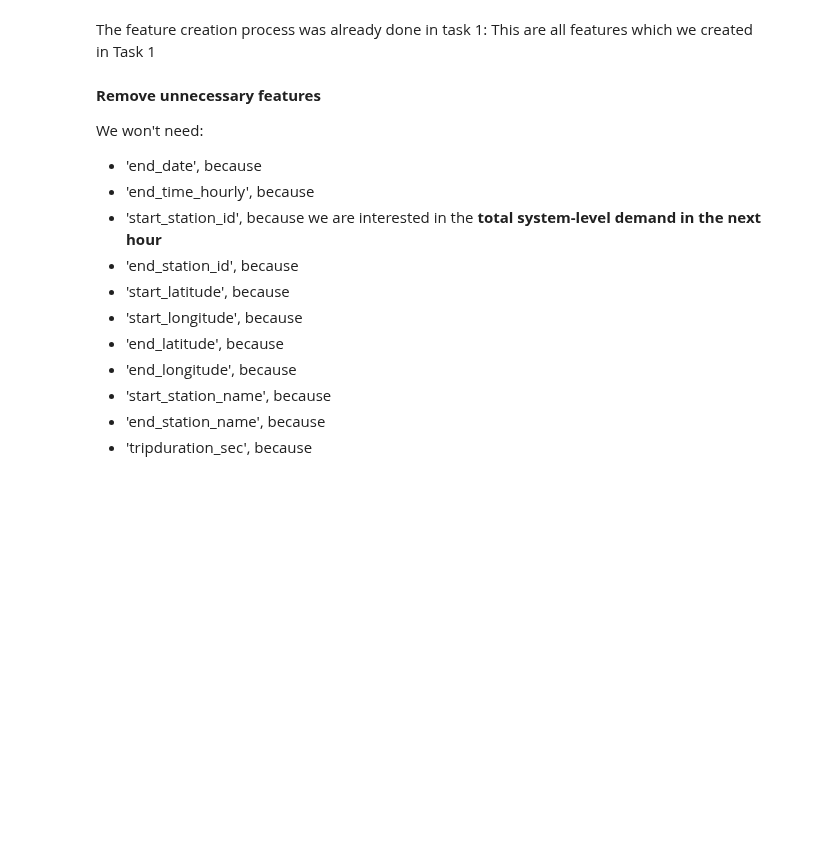
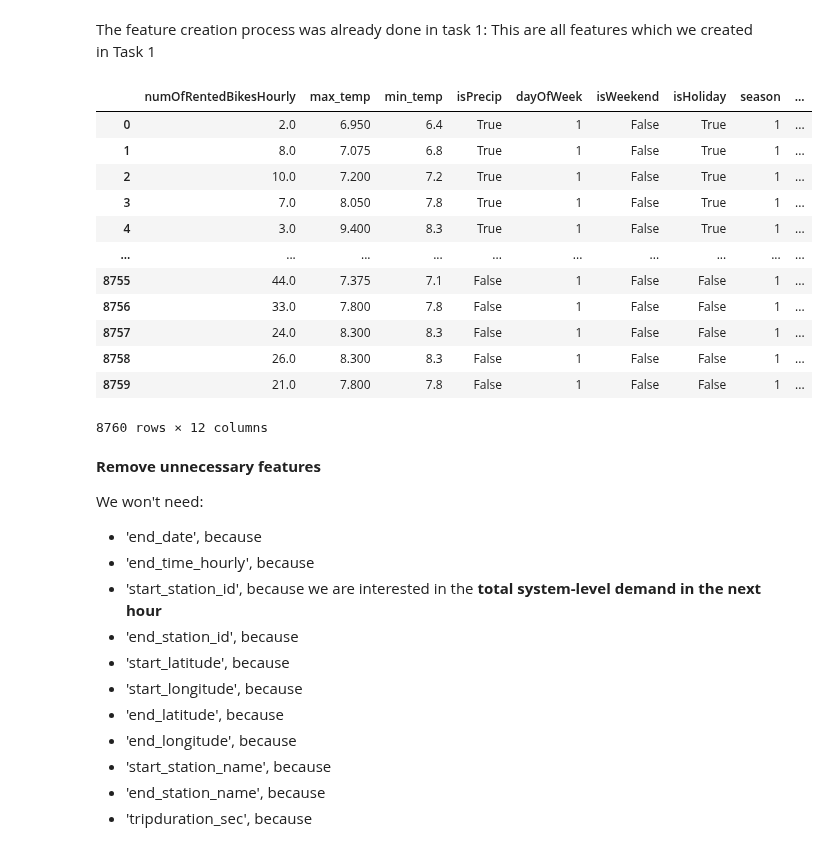
Before and after one commit to Hannah2800/AA_2022_PythonPandas, a Jupyter notebook: Task 4 - Predictive Analytics.ipynb, the cells around one changed output. Drawn from its saved outputs; the diff is of its cells as text; code cells hidden in the pictures; blank space fills up the shorter version.

```diff
--- a/Task 4 - Predictive Analytics.ipynb
+++ b/Task 4 - Predictive Analytics.ipynb
@@ -279,6 +279,29 @@ dfPhiladelphia
 dfPhiladelphia.fillna(0, inplace = True)
 # %% [markdown]
 The feature creation process was already done in task 1: This are all features which we created in Task 1
+# %%
+dfPhiladelphia['dayOfWeek'] = dfPhiladelphia['dayOfWeek'].replace(['Monday', 'Tuesday','Wednesday','Thursday',
+                                                                  'Friday','Saturday','Sunday'],
+                                             [0,1,2,3,4,5,6])
+dfPhiladelphia['season'] = dfPhiladelphia['season'].replace(['summer', 'winter','srping','autumn'],
+                                             [0,1,2,3])
+
+
+dfPhiladelphia
+# %% [output]
+|  | numOfRentedBikesHourly | max_temp | min_temp | isPrecip | dayOfWeek | isWeekend | isHoliday | season | ... |
+| 0 | 2.0 | 6.950 | 6.4 | True | 1 | False | True | 1 | ... |
+| 1 | 8.0 | 7.075 | 6.8 | True | 1 | False | True | 1 | ... |
+| 2 | 10.0 | 7.200 | 7.2 | True | 1 | False | True | 1 | ... |
+| 3 | 7.0 | 8.050 | 7.8 | True | 1 | False | True | 1 | ... |
+| 4 | 3.0 | 9.400 | 8.3 | True | 1 | False | True | 1 | ... |
+| ... | ... | ... | ... | ... | ... | ... | ... | ... | ... |
+| 8755 | 44.0 | 7.375 | 7.1 | False | 1 | False | False | 1 | ... |
+| 8756 | 33.0 | 7.800 | 7.8 | False | 1 | False | False | 1 | ... |
+| 8757 | 24.0 | 8.300 | 8.3 | False | 1 | False | False | 1 | ... |
+| 8758 | 26.0 | 8.300 | 8.3 | False | 1 | False | False | 1 | ... |
+| 8759 | 21.0 | 7.800 | 7.8 | False | 1 | False | False | 1 | ... |
+8760 rows × 12 columns
 # %% [markdown]
 **Remove unnecessary features**
 
```
Also changed, not shown: parts of 3 cells of this notebook, 1 other file.
